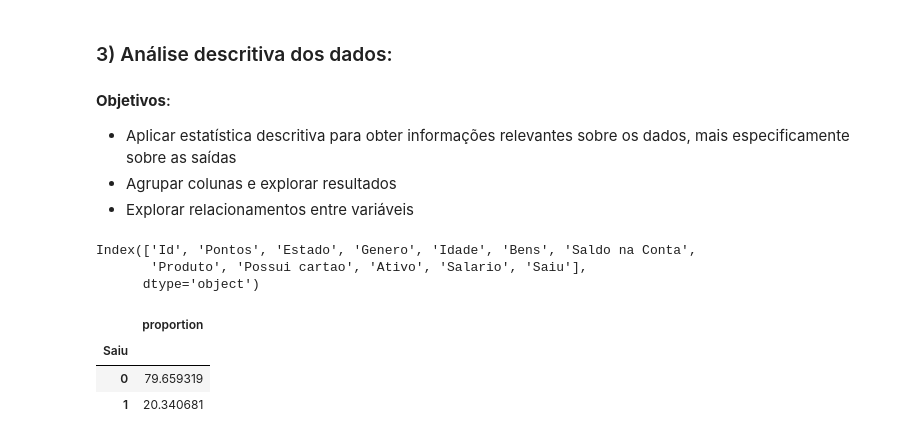
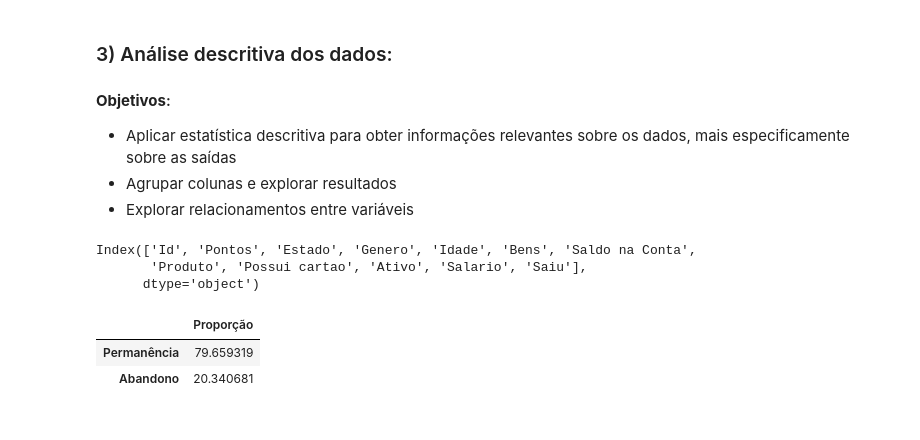
Before and after one commit to gabrielgvss/Analise-Bancaria-de-Churn, a Jupyter notebook: analise_bancaria.ipynb, the cells around one changed output. Saved outputs shown, nothing was run; the diff lists cells and outputs as text; code cells hidden in the pictures.

```diff
--- a/analise_bancaria.ipynb
+++ b/analise_bancaria.ipynb
@@ -302,10 +298,14 @@ Index(['Id', 'Pontos', 'Estado', 'Genero', 'Idade', 'Bens', 'Saldo na Conta',
       dtype='object')
 # %%
 # Calculando taxa geral de churn/abandono:
-taxa_churn = df['Saiu'].value_counts(normalize=True) * 100
-taxa_churn.to_frame()
+proporcao_churn = df['Saiu'].value_counts(normalize=True) * 100
+proporcao_churn = proporcao_churn.to_frame()
+proporcao_churn.columns = ['Proporção']
+proporcao_churn.index.name = 'Saída'
+proporcao_churn.index = ['Permanência', 'Abandono']
+
+proporcao_churn
 # %% [output]
-|  | proportion |
-| Saiu |  |
-| 0 | 79.659319 |
-| 1 | 20.340681 |
+|  | Proporção |
+| Permanência | 79.659319 |
+| Abandono | 20.340681 |
```
Also changed, not shown: parts of 21 cells of this notebook.
